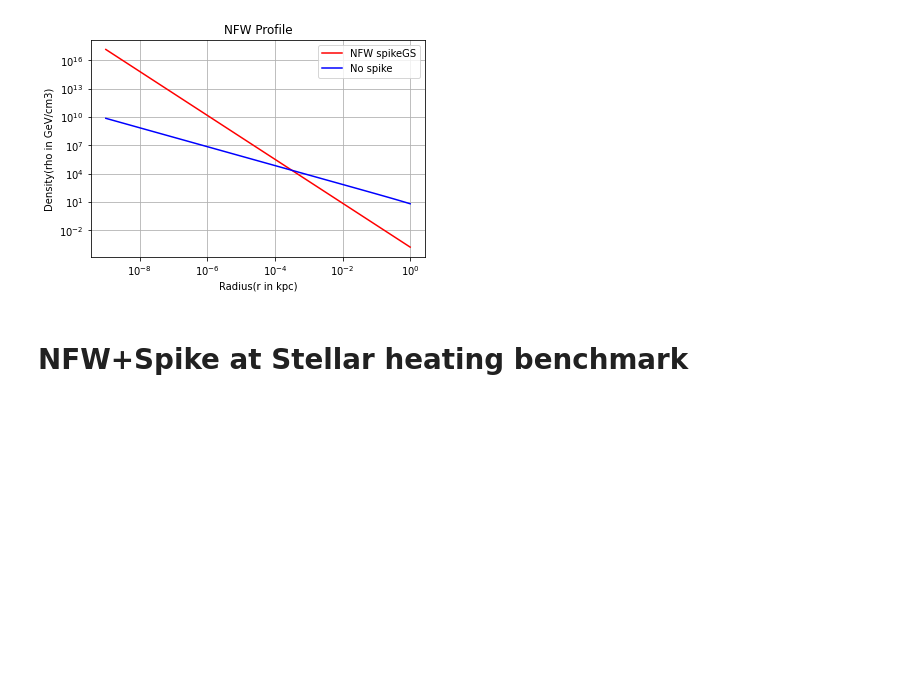
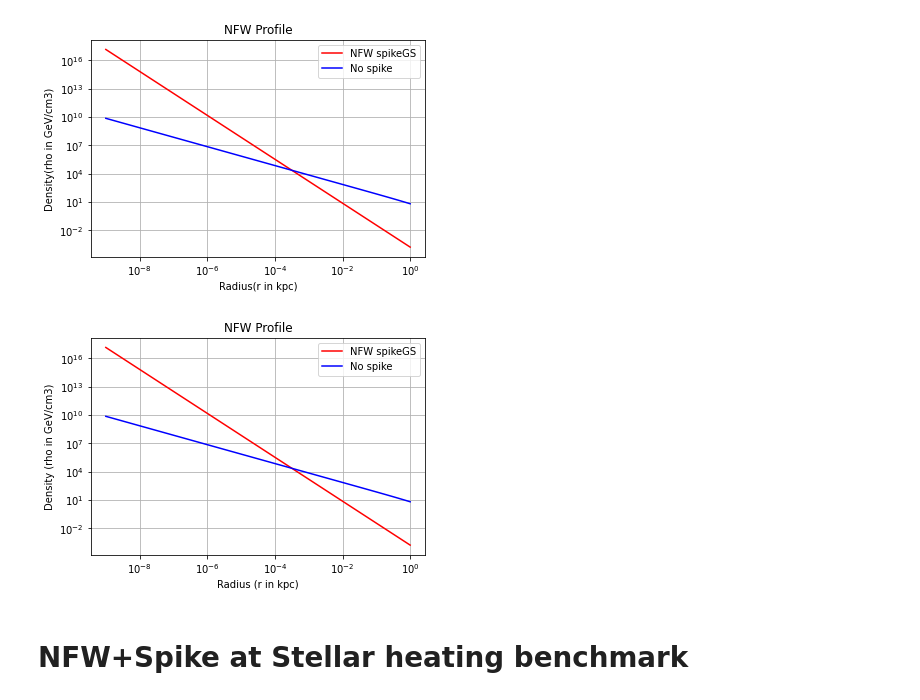
Before and after one commit to Ritabik/Darkmatter_annihilation, a Jupyter notebook: NFW_Reconstructions.ipynb, the cells around one changed output. Saved outputs shown, nothing was run; the diff lists cells and outputs as text; code cells hidden in the pictures; blank space fills up the shorter version.

```diff
--- a/NFW_Reconstructions.ipynb
+++ b/NFW_Reconstructions.ipynb
@@ -49,7 +49,7 @@ plt.show()
 import numpy as np
 import matplotlib.pyplot as plt
 
-def nfw_spikeGS(r, Rsp,gamma_sp):
+def nfw_spikeGS(r,rs,Rsp,rhos,gamma_sp):
     x = r / Rsp
     return  nfw_profile(Rsp, rs, rhos)*x**(-gamma_sp)
 
@@ -61,11 +61,11 @@ Rsp = 0.34*10**(-3)
 gamma_sp = 2.325
 rhos =  rho0*(r0/rs)*((1+(r0/rs))**2) # Characteristic density
 
-# Generate radii from 0.01 to 10 times the scale radius
+
 r = np.linspace(10**(-9), 1, 100)
 
 # Calculate the NFW density profile at each radius
-density_spikeGS = nfw_spikeGS(r, Rsp,gamma_sp)
+density_spikeGS = nfw_spikeGS(r,rs,Rsp,rhos,gamma_sp)
 
 # Plot the NFW profile
 plt.plot(r, density_spikeGS, label='NFW spikeGS',color='r')
@@ -80,6 +80,50 @@ plt.legend()
 plt.show()
 # %% [output]
 [figure]
+# %%
+import numpy as np
+import matplotlib.pyplot as plt
+
+# Placeholder for the NFW profile function
+def nfw_profile(r, rs, rhos):
+    # Replace this with your actual implementation
+    x = r / rs
+    return rhos / (x * (1 + x)**2)
+
+def nfw_spikeGS(r, Rsp, gamma_sp, rs, rhos):
+    x = r / Rsp
+    return nfw_profile(Rsp, rs, rhos) * x**(-gamma_sp)
+
+# Set the parameters for the NFW profile
+r0 = 8.2
+rs = 18.6  # Scale radius
+rho0 = 0.383
+Rsp = 0.34 * 10**(-3)
+gamma_sp = 2.325
+rhos = rho0 * (r0 / rs) * ((1 + (r0 / rs))**2)  # Characteristic density
+
+
+r = np.linspace(10**(-9), 1, 100)
+
+# Placeholder for the NFW density profile at each radius
+density_NFW = nfw_profile(r, rs, rho0)
+
+# Calculate the NFW spikeGS density profile at each radius
+density_spikeGS = nfw_spikeGS(r, Rsp, gamma_sp, rs, rhos)
+
+# Plot the NFW profile
+plt.plot(r, density_spikeGS, label='NFW spikeGS', color='r')
+plt.plot(r, density_NFW, label='No spike', color='b')
+plt.xscale('log')
+plt.yscale('log')
+plt.xlabel('Radius (r in kpc)')
+plt.ylabel('Density (rho in GeV/cm3)')
+plt.title('NFW Profile')
+plt.grid(True)
+plt.legend()
+plt.show()
+# %% [output]
+[figure, added]
 # %% [markdown]
 # NFW+Spike at Stellar heating benchmark
 # %%
```
Also changed, not shown: parts of 4 cells of this notebook.
